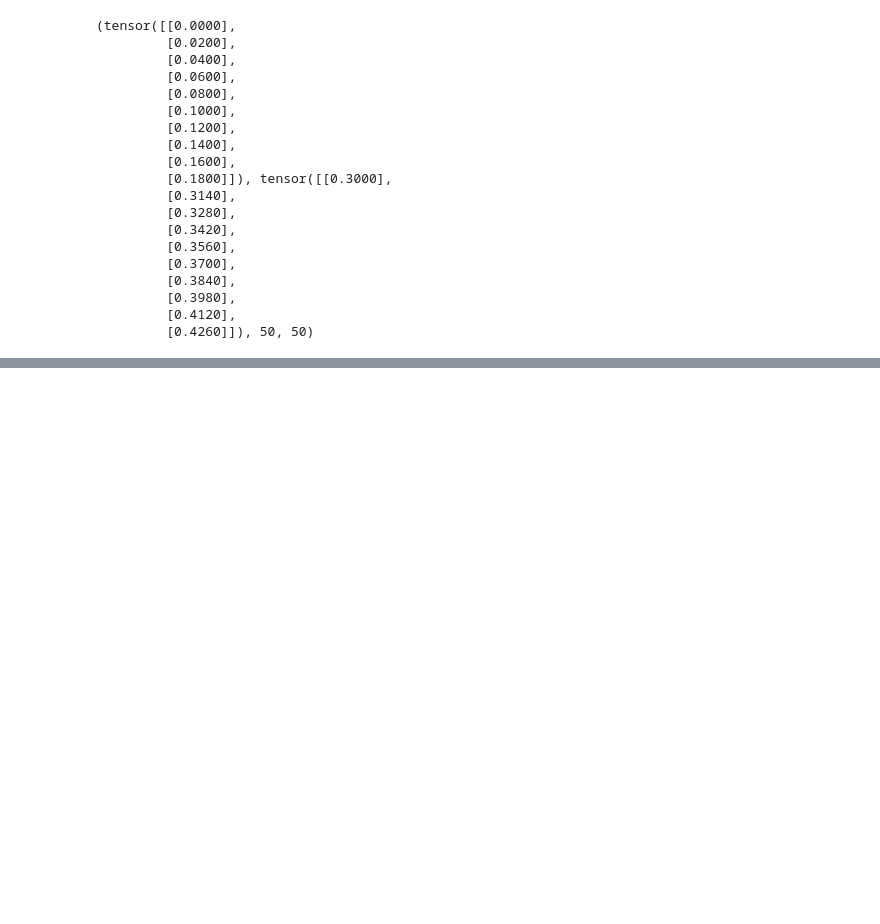
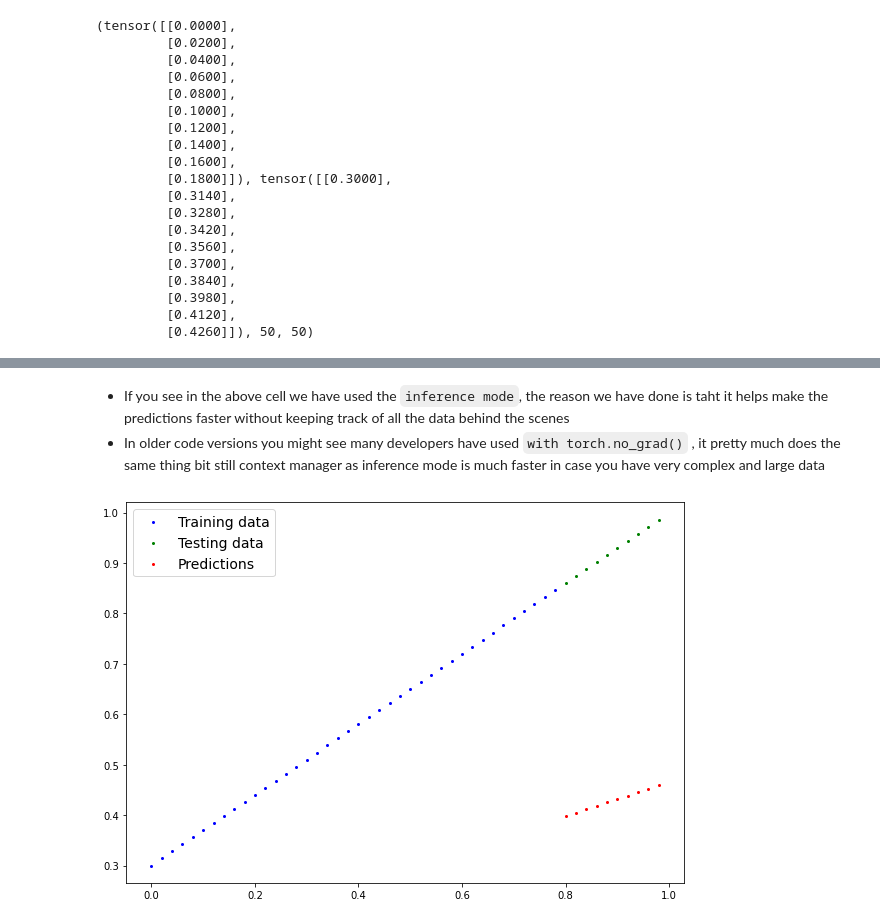
Before and after one commit to saqib-rgb/ML-With-Pytorch, a Jupyter notebook: PyTorch_Workflow.ipynb, the cells around one changed output, grey strips where cells are left out. Drawn from its saved outputs; the diff is of its cells as text; code cells hidden in the pictures; blank space fills up the shorter version.

```diff
--- a/PyTorch_Workflow.ipynb
+++ b/PyTorch_Workflow.ipynb
@@ -87,0 +126,14 @@ The ability of machine learning model t perform well on data it hasnot seen befo
+# %%
+# Create a linear regression model class
+class LinearRegressionModel(nn.Module):#<- almost everything in PyTorch inherits from nn.module
+     def __init__(self):
+       super().__init__()
+       self.weights=nn.Parameter(torch.randn(1,#start with random bias and adjust to get the ideal bias
+                                             requires_grad=True,# can this parameter be updated usin gradient desecent?
+                                             dtype=torch.float))#PyTorch default
+       self.bias=nn.Parameter(torch.randn(1,
+                                          requires_grad=True,
+                                          dtype=torch.float))
+       # Forward method to define the computation in the model
+     def forward(self, x:torch.Tensor) ->torch.Tensor:#<-'x' is the input data
+       return self.weights*x+self.bias # this is the linear regression formula
@@ -87,0 +151,6 @@ The ability of machine learning model t perform well on data it hasnot seen befo
+# %%
+# create a random seed
+torch.manual_seed(42)
+# Create an instance of the model(this is subclass of nn.Module)
+model_0=LinearRegressionModel()
+list(model_0.parameters())
@@ -87,0 +170,7 @@ The ability of machine learning model t perform well on data it hasnot seen befo
+# %%
+# Make prediction with model (One must remember that if an error occurs over here it is due to spacing of the forward method define in the method above)
+with torch.inference_mode():
+  y_preds=model_0(X_test)
+
+y_preds
+# Implementation error can occur if indentation(spaces)are not placed properly,especially if the indentation in the forward method is not done properly
@@ -87,0 +188,8 @@ The ability of machine learning model t perform well on data it hasnot seen befo
+# %% [markdown]
+* If you see in the above cell we have used the `inference mode`, the reason we have done is taht it helps make the predictions faster without keeping track of all the data behind the scenes
+* In older code versions you might see many developers have used `with torch.no_grad()` , it pretty much does the same thing bit still context manager as inference mode is much faster in case you have very complex and large data
+# %%
+# let us see our predictions without the model being trained based on random values chosen by PyTorch
+plot_predictions(predictions=y_preds)
+# %% [output]
+[figure, added]
```
Also changed, not shown: parts of 13 cells of this notebook.
